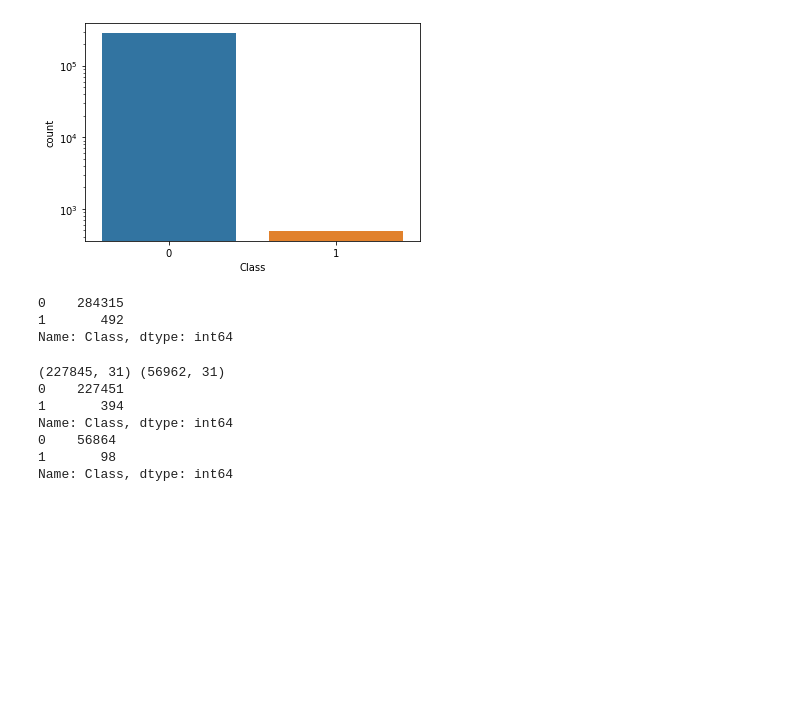
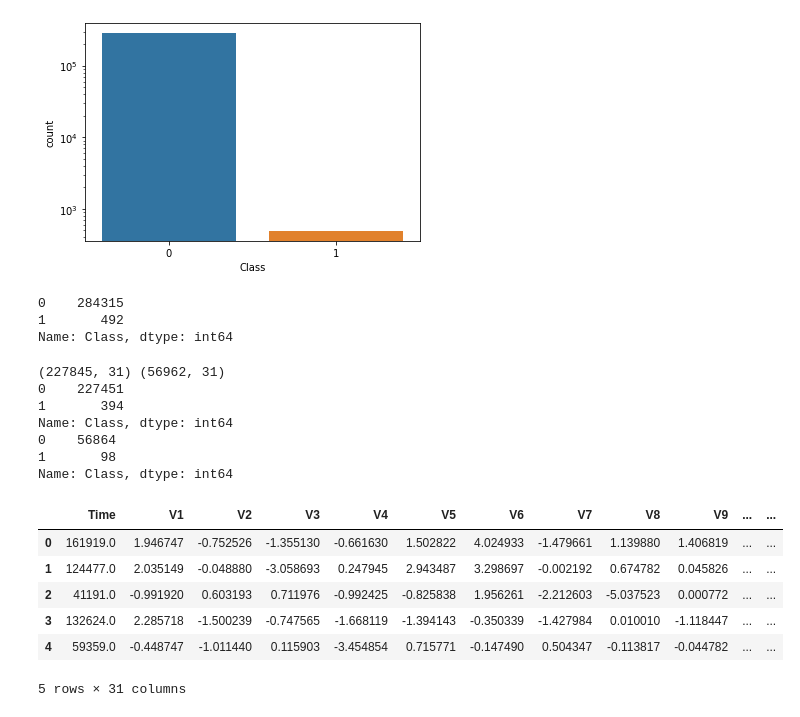
Before and after one commit to jideilori/cc-fraud, a Jupyter notebook: notebooks/eda.ipynb, the cells around one changed output. Cells and saved outputs as stored; diff of their text form; code cells hidden in the pictures; blank space fills up the shorter version.

```diff
--- a/notebooks/eda.ipynb
+++ b/notebooks/eda.ipynb
@@ -86,6 +85,17 @@ Name: Class, dtype: int64
 0    56864
 1       98
 Name: Class, dtype: int64
+# %%
+train_data = train_data.reset_index(drop=True)
+train_data.head()
+# %% [output]
+|  | Time | V1 | V2 | V3 | V4 | V5 | V6 | V7 | V8 | V9 | ... | ... |
+| 0 | 161919.0 | 1.946747 | -0.752526 | -1.355130 | -0.661630 | 1.502822 | 4.024933 | -1.479661 | 1.139880 | 1.406819 | ... | ... |
+| 1 | 124477.0 | 2.035149 | -0.048880 | -3.058693 | 0.247945 | 2.943487 | 3.298697 | -0.002192 | 0.674782 | 0.045826 | ... | ... |
+| 2 | 41191.0 | -0.991920 | 0.603193 | 0.711976 | -0.992425 | -0.825838 | 1.956261 | -2.212603 | -5.037523 | 0.000772 | ... | ... |
+| 3 | 132624.0 | 2.285718 | -1.500239 | -0.747565 | -1.668119 | -1.394143 | -0.350339 | -1.427984 | 0.010010 | -1.118447 | ... | ... |
+| 4 | 59359.0 | -0.448747 | -1.011440 | 0.115903 | -3.454854 | 0.715771 | -0.147490 | 0.504347 | -0.113817 | -0.044782 | ... | ... |
+5 rows × 31 columns
 # %%
 train_df,test_df = strat_split(train_data,'Class',0.2,42)
 print(train_df.shape,test_df.shape)
```
Also changed, not shown: parts of 19 cells of this notebook.
